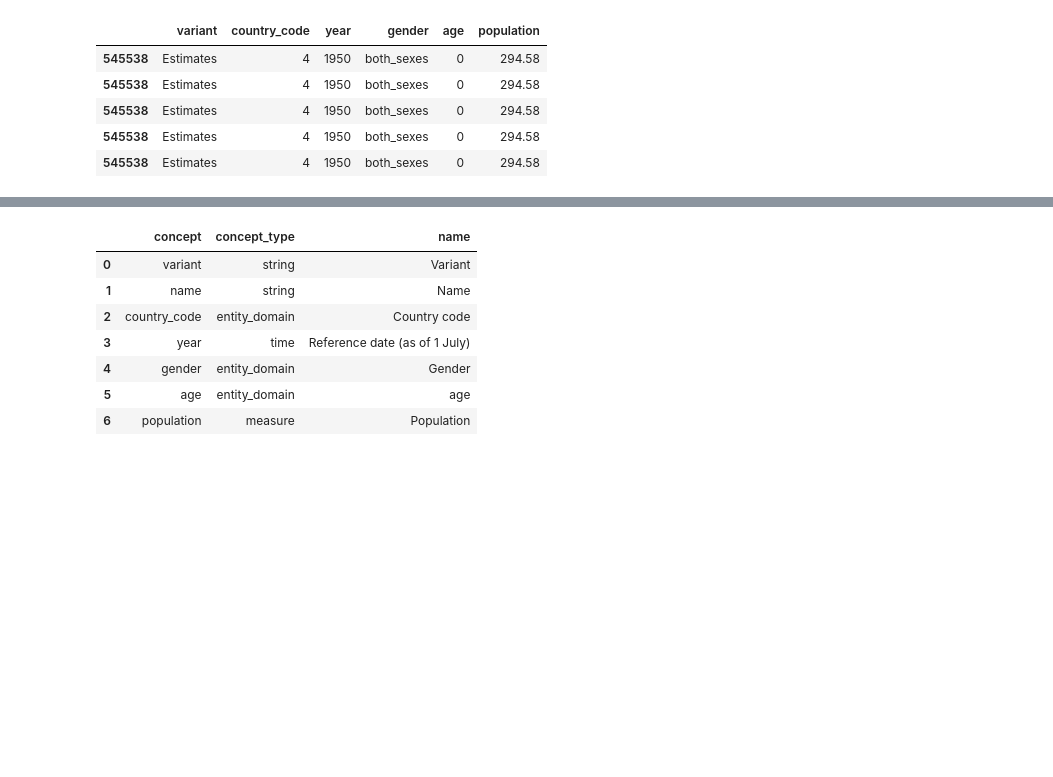
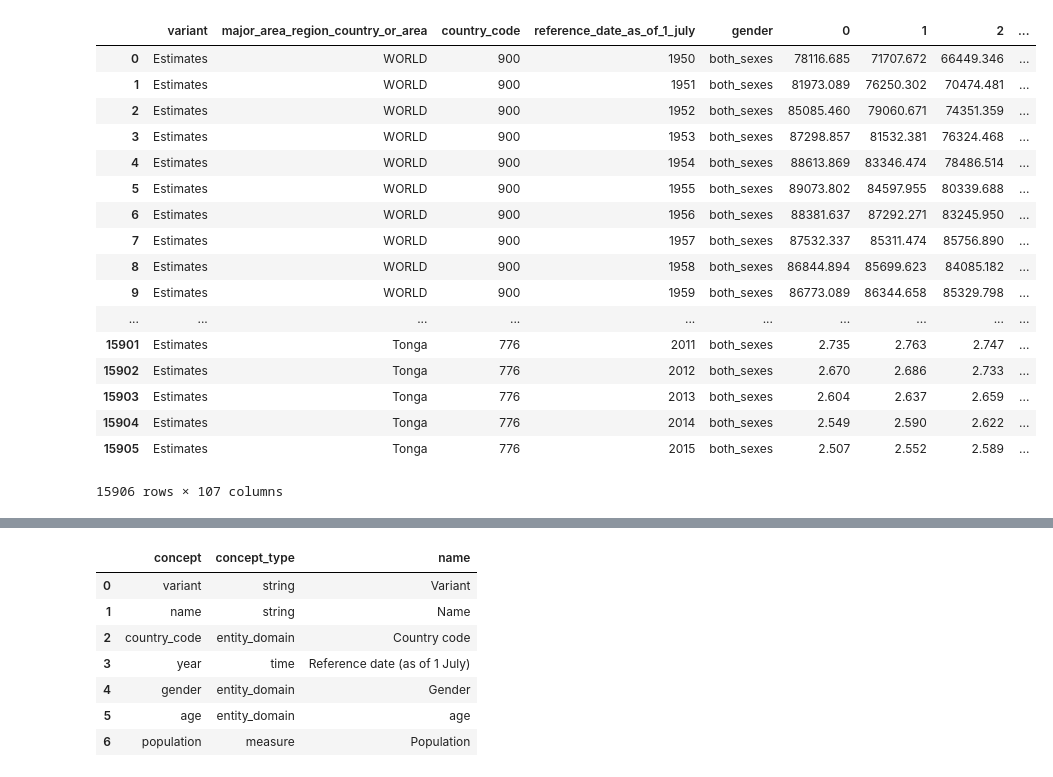
Before and after one commit to open-numbers/ddf--unpop--wpp_population, a Jupyter notebook: etl/unpop.ipynb, the cells around one changed output, grey strips where cells are left out. Drawn from its saved outputs; the diff is of its cells as text; code cells hidden in the pictures; blank space fills up the shorter version.

```diff
--- a/etl/unpop.ipynb
+++ b/etl/unpop.ipynb
@@ -49,3 +138,24 @@ est_f, var_f = read_cleanup(source_f, 'both_sexes')
+# %%
+est_t
+# %% [output]
+|  | variant | major_area_region_country_or_area | country_code | reference_date_as_of_1_july | gender | 0 | 1 | 2 | ... |
+| 0 | Estimates | WORLD | 900 | 1950 | both_sexes | 78116.685 | 71707.672 | 66449.346 | ... |
+| 1 | Estimates | WORLD | 900 | 1951 | both_sexes | 81973.089 | 76250.302 | 70474.481 | ... |
+| 2 | Estimates | WORLD | 900 | 1952 | both_sexes | 85085.460 | 79060.671 | 74351.359 | ... |
+| 3 | Estimates | WORLD | 900 | 1953 | both_sexes | 87298.857 | 81532.381 | 76324.468 | ... |
+| 4 | Estimates | WORLD | 900 | 1954 | both_sexes | 88613.869 | 83346.474 | 78486.514 | ... |
+| 5 | Estimates | WORLD | 900 | 1955 | both_sexes | 89073.802 | 84597.955 | 80339.688 | ... |
+| 6 | Estimates | WORLD | 900 | 1956 | both_sexes | 88381.637 | 87292.271 | 83245.950 | ... |
+| 7 | Estimates | WORLD | 900 | 1957 | both_sexes | 87532.337 | 85311.474 | 85756.890 | ... |
+| 8 | Estimates | WORLD | 900 | 1958 | both_sexes | 86844.894 | 85699.623 | 84085.182 | ... |
+| 9 | Estimates | WORLD | 900 | 1959 | both_sexes | 86773.089 | 86344.658 | 85329.798 | ... |
+| ... | ... | ... | ... | ... | ... | ... | ... | ... | ... |
+| 15901 | Estimates | Tonga | 776 | 2011 | both_sexes | 2.735 | 2.763 | 2.747 | ... |
+| 15902 | Estimates | Tonga | 776 | 2012 | both_sexes | 2.670 | 2.686 | 2.733 | ... |
+| 15903 | Estimates | Tonga | 776 | 2013 | both_sexes | 2.604 | 2.637 | 2.659 | ... |
+| 15904 | Estimates | Tonga | 776 | 2014 | both_sexes | 2.549 | 2.590 | 2.622 | ... |
+| 15905 | Estimates | Tonga | 776 | 2015 | both_sexes | 2.507 | 2.552 | 2.589 | ... |
+15906 rows × 107 columns
 # %%
 e1 = est_t.set_index([
         'Variant', 'Major area, region, country or area *',
@@ -73,12 +186,3 @@ df_all.columns = list(map(to_concept_id, df_all.columns))
 df_all = df_all.sort_values(by=['country_code', 'year', 'age', 'gender'])
 # %%
 df_all.to_csv('../ddf--datapoints--population--by--country_code--year--age--gender.csv', index=False)
-# %%
-df_all.head()
-# %% [output]
-|  | variant | country_code | year | gender | age | population |
-| 545538 | Estimates | 4 | 1950 | both_sexes | 0 | 294.58 |
-| 545538 | Estimates | 4 | 1950 | both_sexes | 0 | 294.58 |
-| 545538 | Estimates | 4 | 1950 | both_sexes | 0 | 294.58 |
-| 545538 | Estimates | 4 | 1950 | both_sexes | 0 | 294.58 |
-| 545538 | Estimates | 4 | 1950 | both_sexes | 0 | 294.58 |
```
Also changed, not shown: parts of 16 cells of this notebook, 4 other files.
